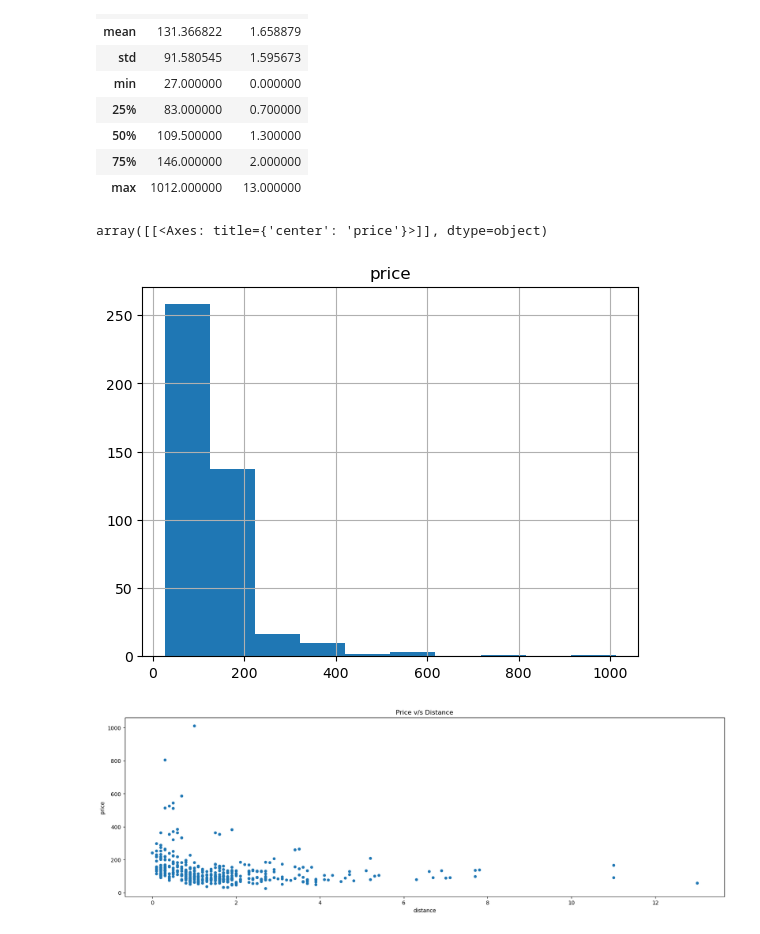
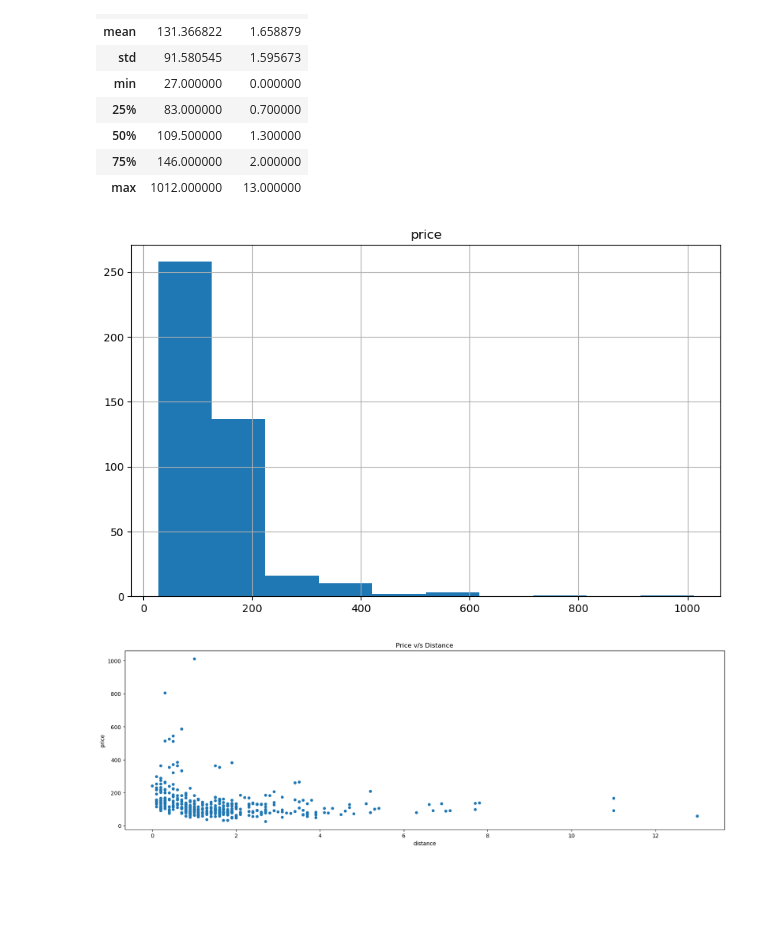
Before and after one commit to akhileshdutt/DataScience_learning, a Jupyter notebook: pandas_project/hotel_price_prediction.ipynb, the cells around one changed output. Drawn from its saved outputs; the diff is of its cells as text; code cells hidden in the pictures; blank space fills up the shorter version.

```diff
--- a/pandas_project/hotel_price_prediction.ipynb
+++ b/pandas_project/hotel_price_prediction.ipynb
@@ -109,11 +109,11 @@ df[["price","distance"]].describe()
 | 75% | 146.000000 | 2.000000 |
 | max | 1012.000000 | 13.000000 |
 # %%
-df[["price"]].hist()
+df[["price"]].hist(figsize=(10,6))
+plt.show()
 # skewed to the right -- mean >> median
 # %% [output]
-array([[<Axes: title={'center': 'price'}>]], dtype=object)
-[figure, old version]
+[figure, new version]
 # %%
 # Relation between Price and Distance
 df[["price","distance"]].plot.scatter(x="distance",y="price",figsize=(20,6),title="Price v/s Distance")
```
Also changed, not shown: parts of 5 cells of this notebook, 2 other files.
